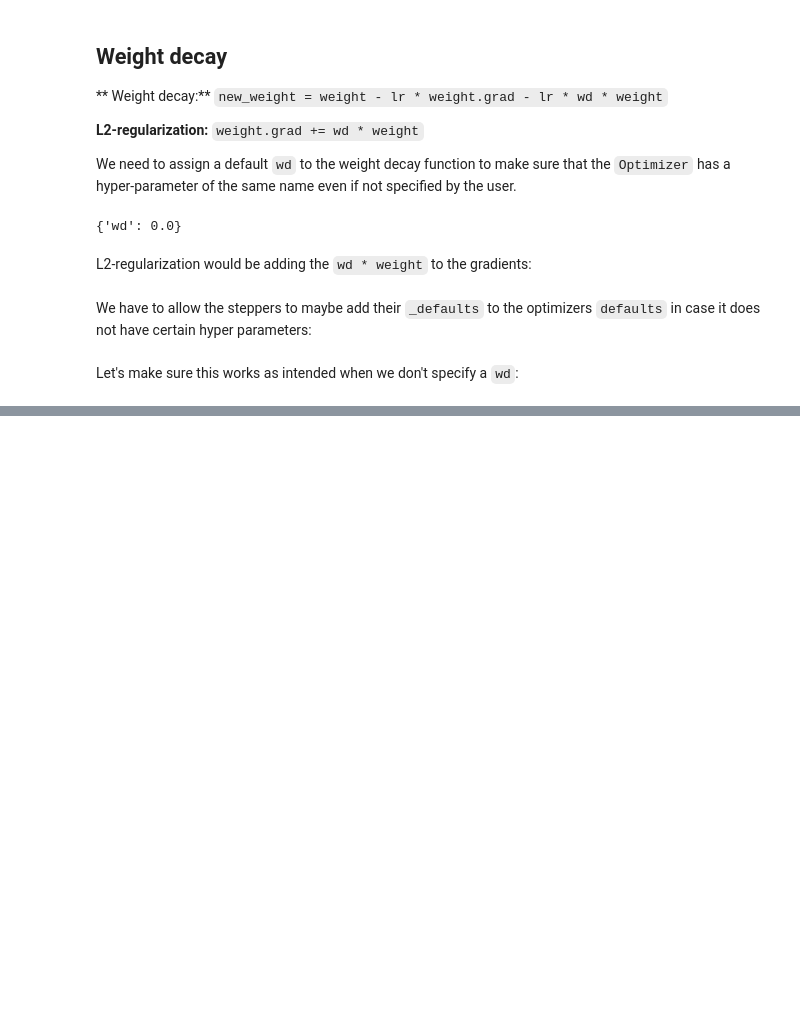
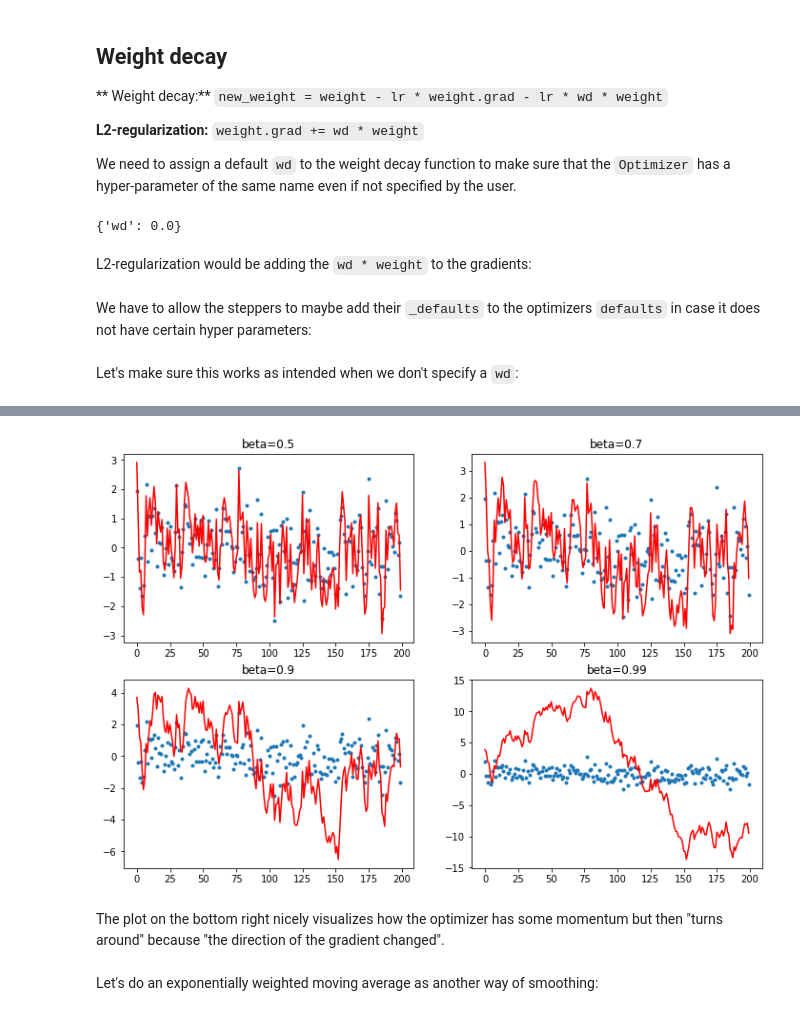
Before and after one commit to fg91/fastai_deep_learning_from_the_foundations, a Jupyter notebook: 09_optimizers.ipynb, the cells around one changed output, grey strips where cells are left out. Drawn from its saved outputs; the diff is of its cells as text; code cells hidden in the pictures; blank space fills up the shorter version.

```diff
--- a/09_optimizers.ipynb
+++ b/09_optimizers.ipynb
@@ -256,0 +356,8 @@ valid: [1.4918466796875, tensor(0.4680, device='cuda:0')]
+# %%
+plot_mom(mom1)
+# %% [output]
+[figure, added]
+# %% [markdown]
+The plot on the bottom right nicely visualizes how the optimizer has some momentum but then "turns around" because "the direction of the gradient changed".
+# %% [markdown]
+Let's do an exponentially weighted moving average as another way of smoothing:
```
Also changed, not shown: parts of 57 cells of this notebook, 1 other file.
